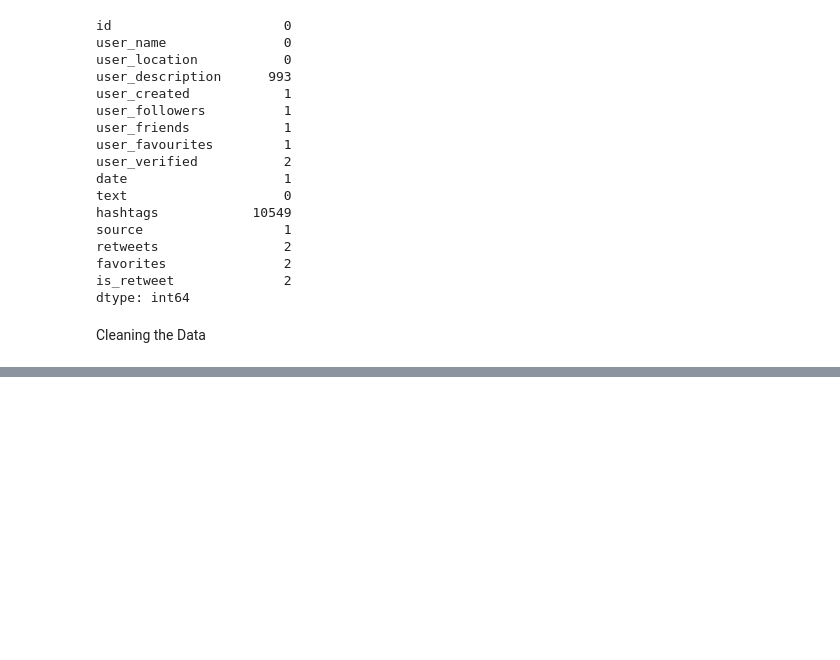
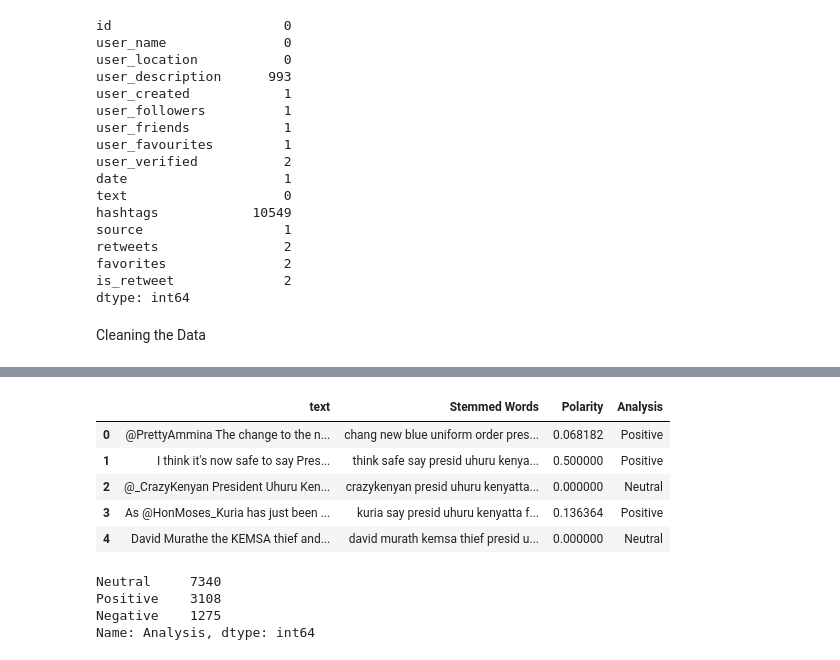
Before and after one commit to Joykareko/Data-Science-Projects, a Jupyter notebook: Kenyas_Politics_Sentiment_Analysis_ML_Project_10.ipynb, the cells around one changed output, grey strips where cells are left out. Cells and saved outputs as stored; diff of their text form; code cells hidden in the pictures; blank space fills up the shorter version.

```diff
--- a/Kenyas_Politics_Sentiment_Analysis_ML_Project_10.ipynb
+++ b/Kenyas_Politics_Sentiment_Analysis_ML_Project_10.ipynb
@@ -183,14 +266,24 @@ Name: text, Length: 11723, dtype: object
 #creating a function that shows subjectivity
 def getSubjectivity(text):
     return TextBlob(text).sentiment.subjectivity
-
 #creating a function that shows the polarity
-
 def getPolarity(text):
     return TextBlob(text).sentiment.polarity
 
-election_data['Subjectivity'] = election_data.apply(getSubjectivity)
-election_data['Polarity'] = election_data.apply(getPolarity)
+election_dataset['Subjectivity'] = election_dataset['Stemmed Words'].apply(getSubjectivity)
 
-#election_data
+election_dataset['Polarity'] = election_dataset['Stemmed Words'].apply(getPolarity)
+
+# function to analyze the reviews
+def analysis(score):
+    if score < 0:
+        return 'Negative'
+    elif score == 0:
+        return 'Neutral'
+    else:
+        return 'Positive'
+
+
+
+election_dataset.head(3)
 # %% [output]
@@ -197,0 +294,22 @@ TypeError: ignored
+# %%
+fin_data = pd.DataFrame(election_dataset[['text', 'Stemmed Words']])
+# fin_data['Subjectivity'] = fin_data['Lemma'].apply(getSubjectivity)
+fin_data['Polarity'] = fin_data['Stemmed Words'].apply(getPolarity)
+fin_data['Analysis'] = fin_data['Polarity'].apply(analysis)
+fin_data.head()
+# %% [output]
+|  | text | Stemmed Words | Polarity | Analysis |
+| 0 | @PrettyAmmina The change to the n... | chang new blue uniform order pres... | 0.068182 | Positive |
+| 1 | I think it's now safe to say Pres... | think safe say presid uhuru kenya... | 0.500000 | Positive |
+| 2 | @_CrazyKenyan President Uhuru Ken... | crazykenyan presid uhuru kenyatta... | 0.000000 | Neutral |
+| 3 | As @HonMoses_Kuria has just been ... | kuria say presid uhuru kenyatta f... | 0.136364 | Positive |
+| 4 | David Murathe the KEMSA thief and... | david murath kemsa thief presid u... | 0.000000 | Neutral |
+# %%
+tb_counts = fin_data.Analysis.value_counts()
+
+tb_counts
+# %% [output]
+Neutral     7340
+Positive    3108
+Negative    1275
+Name: Analysis, dtype: int64
```
Also changed, not shown: parts of 16 cells of this notebook.
